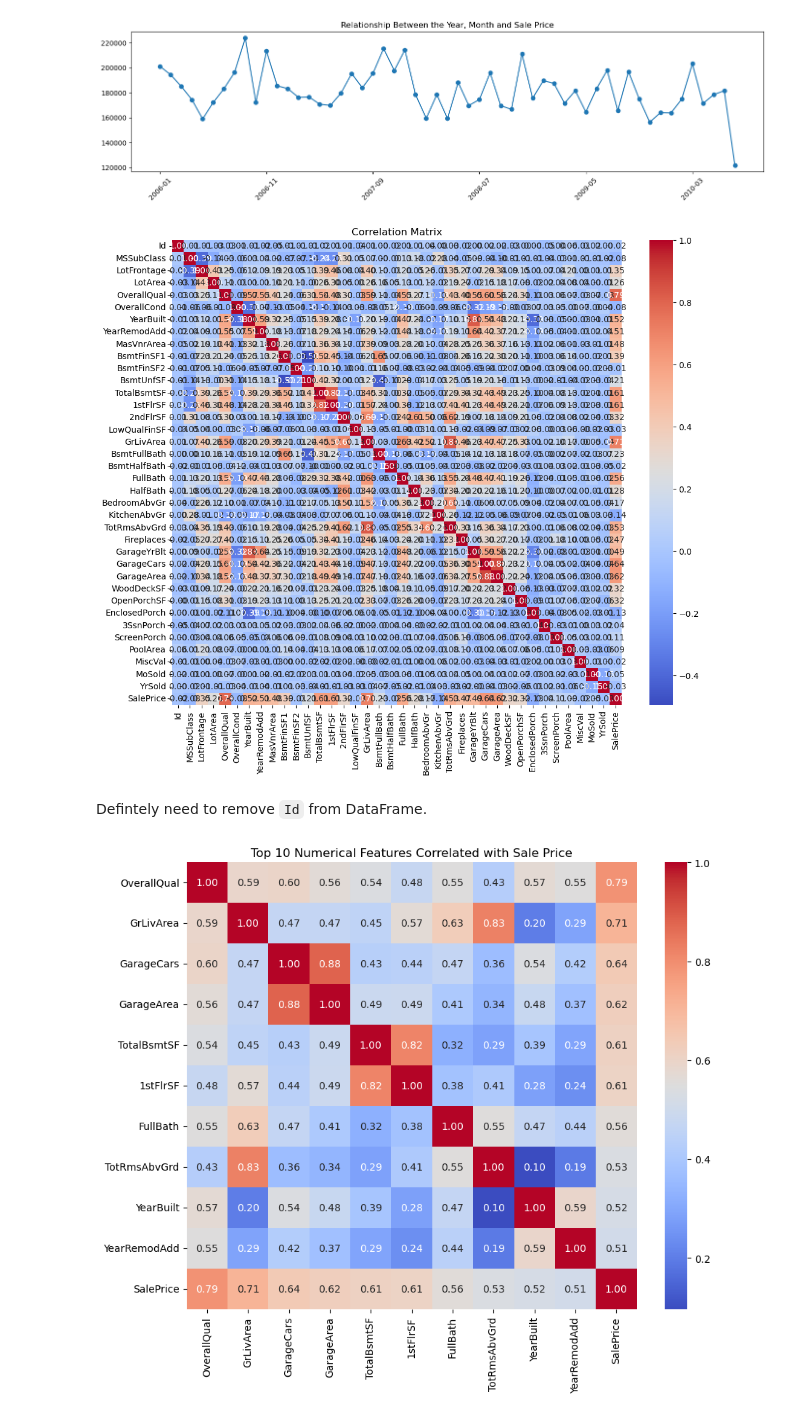
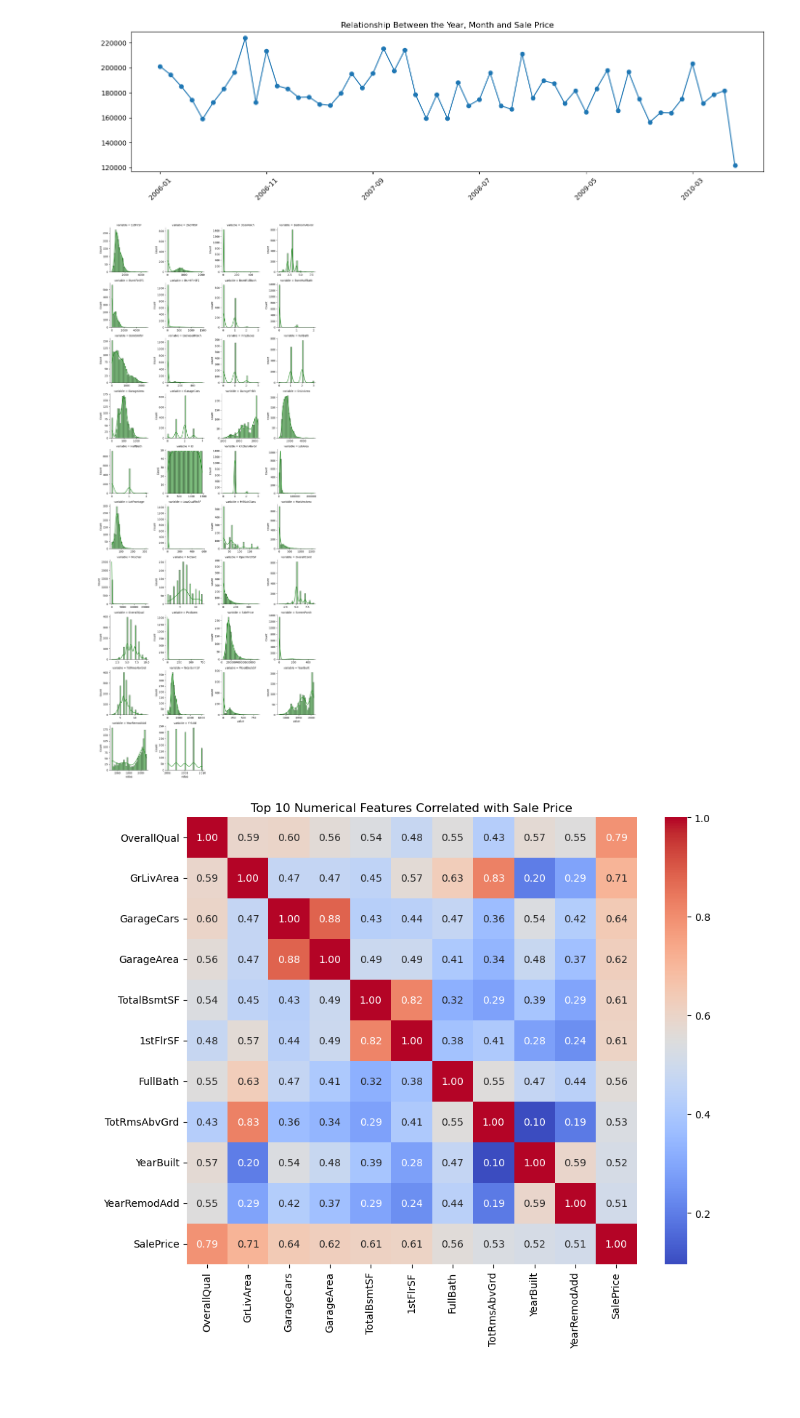
Before and after one commit to Jacqs395/House_Price, a Jupyter notebook: Code/eda.ipynb, the cells around one changed output. Drawn from its saved outputs; the diff is of its cells as text; code cells hidden in the pictures; blank space fills up the shorter version.

```diff
--- a/Code/eda.ipynb
+++ b/Code/eda.ipynb
@@ -400,21 +415,18 @@ plt.tight_layout()
 plt.show()
 # %% [output]
 [figure]
-# %%
-#for cleaning: drop `Id` column from training data
-#train_df.drop('Id', axis=1)
-
-
-correl = train_df[numeric_cols]
-
-plt.figure(figsize=(12,10))
-sns.heatmap(correl.corr(), annot=True, fmt='.2f', cmap='coolwarm')
-plt.title("Correlation Matrix")
-plt.show()
-# %% [output]
-[figure, removed]
-# %% [markdown]
-Defintely need to remove `Id` from DataFrame.
+# %%
+numeric_df = train_df.select_dtypes(include=['int64', 'float64'])
+
+melted = pd.melt(train_df, value_vars=sorted(numeric_df), var_name='variable', value_name='value')
+
+g = sns.FacetGrid(melted, col='variable', col_wrap=4, sharex=False, sharey=False, height=3)
+g.map(sns.histplot, 'value', kde = True, bins=30, color='green')
+
+plt.tight_layout()
+plt.show()
+# %% [output]
+[figure, added]
 # %%
 numeric_df = train_df.select_dtypes(include=['int64', 'float64'])
 corr_matrix = numeric_df.corr()
```
Also changed, not shown: parts of 3 cells of this notebook, 1 other file.
